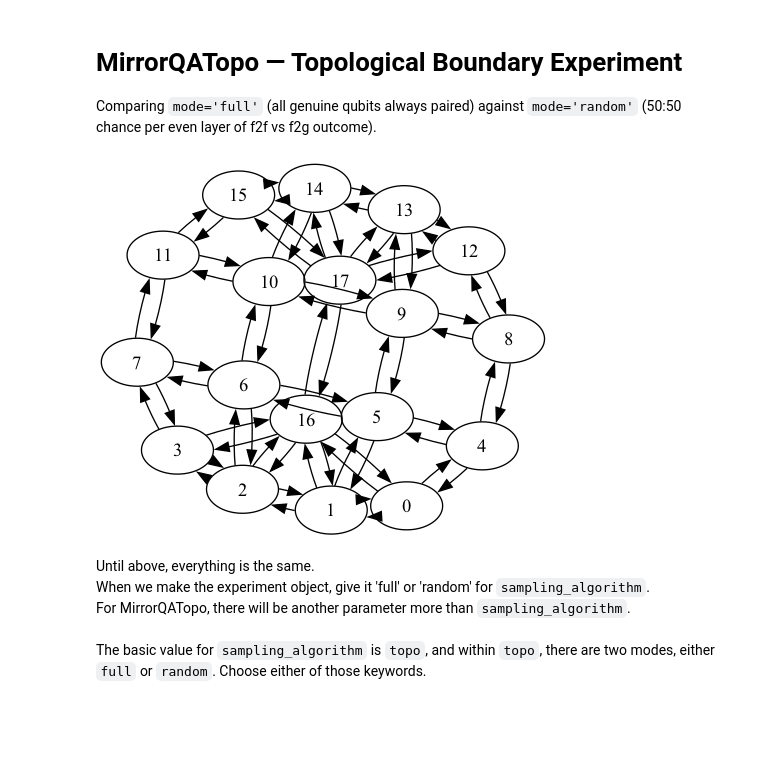
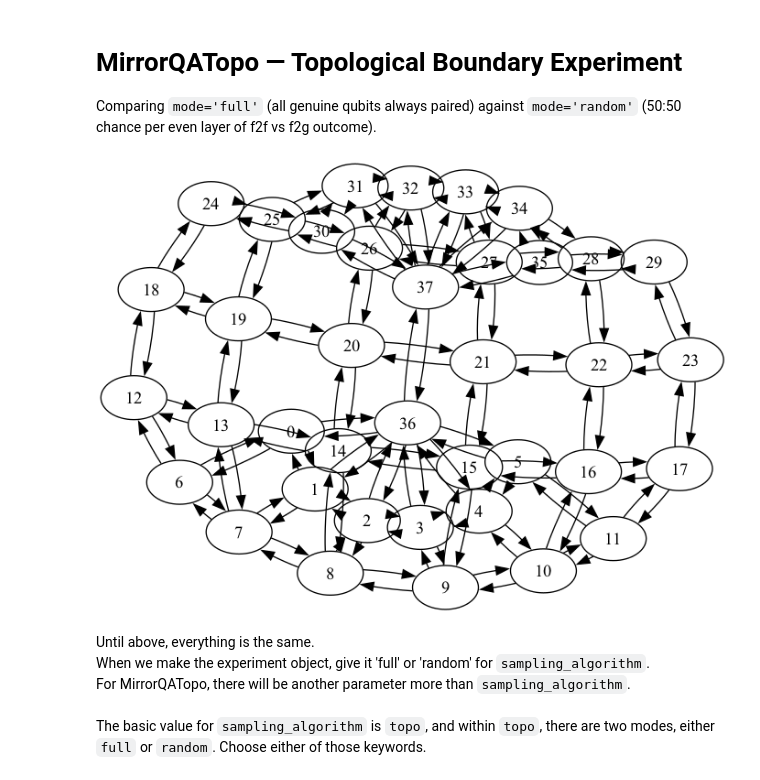
Before and after one commit to moth-quantum/qiskit-device-benchmarking, a Jupyter notebook: mirror_qa_topo.ipynb, the cells around one changed output. Cells and saved outputs as stored; diff of their text form; code cells hidden in the pictures; blank space fills up the shorter version.

```diff
--- a/mirror_qa_topo.ipynb
+++ b/mirror_qa_topo.ipynb
@@ -22,25 +22,25 @@ np.random.seed(SEED)
 # %%
 basis_gates = ["id", "h", "x", "y", "z", "rz", "cx"]
 p2 = 5e-2 # 1e-3 (0.1%), 1e-2 (1%), 5e-2 (5%)
 p1 = p2 / 10
 rz_angle = np.pi / 2
 # error rate for paper: 0.1, 1, 5%
 
 shots = 1000
 lengths = [2] + [4, 10, 20, 50, 100] # *** Change this for the heavy sin graph.
 # 25, 30, 35, 40, 45) and 80
-lengths = [20] + [26, 30, 36, 40, 46, 50, 56, 60]
+# lengths = [20] + [26, 30, 36, 40, 46, 50, 56, 60]
 # lengths = [40, 50, 60, 70, 80, 90]
 num_samples = 100 # 100 for the paper (original notebook: 20)
 num_lengths = len(lengths)
 
 # Coupling map: 4x4 genuine lattice + 2 fake boundary qubits (18 nodes total)
-cmap = TopoUtil.makeCouple(4, 4, 2, 'ibm')
+cmap = TopoUtil.makeCouple(6, 6, 2, 'ibm')
 num_qubits = len(list(cmap.physical_qubits))  # 18
-legit_qubits = 16  # indices 0-15 are genuine; 16, 17 are fake
+legit_qubits = 36  # indices 0-15 are genuine; 16, 17 are fake
 TopoUtil.checkCouple(cmap)
 # %% [output]
-[figure, old version]
+[figure, new version]
 # %%
 target = Target.from_configuration(
     num_qubits=num_qubits,
```
Also changed, not shown: parts of 19 cells of this notebook.
